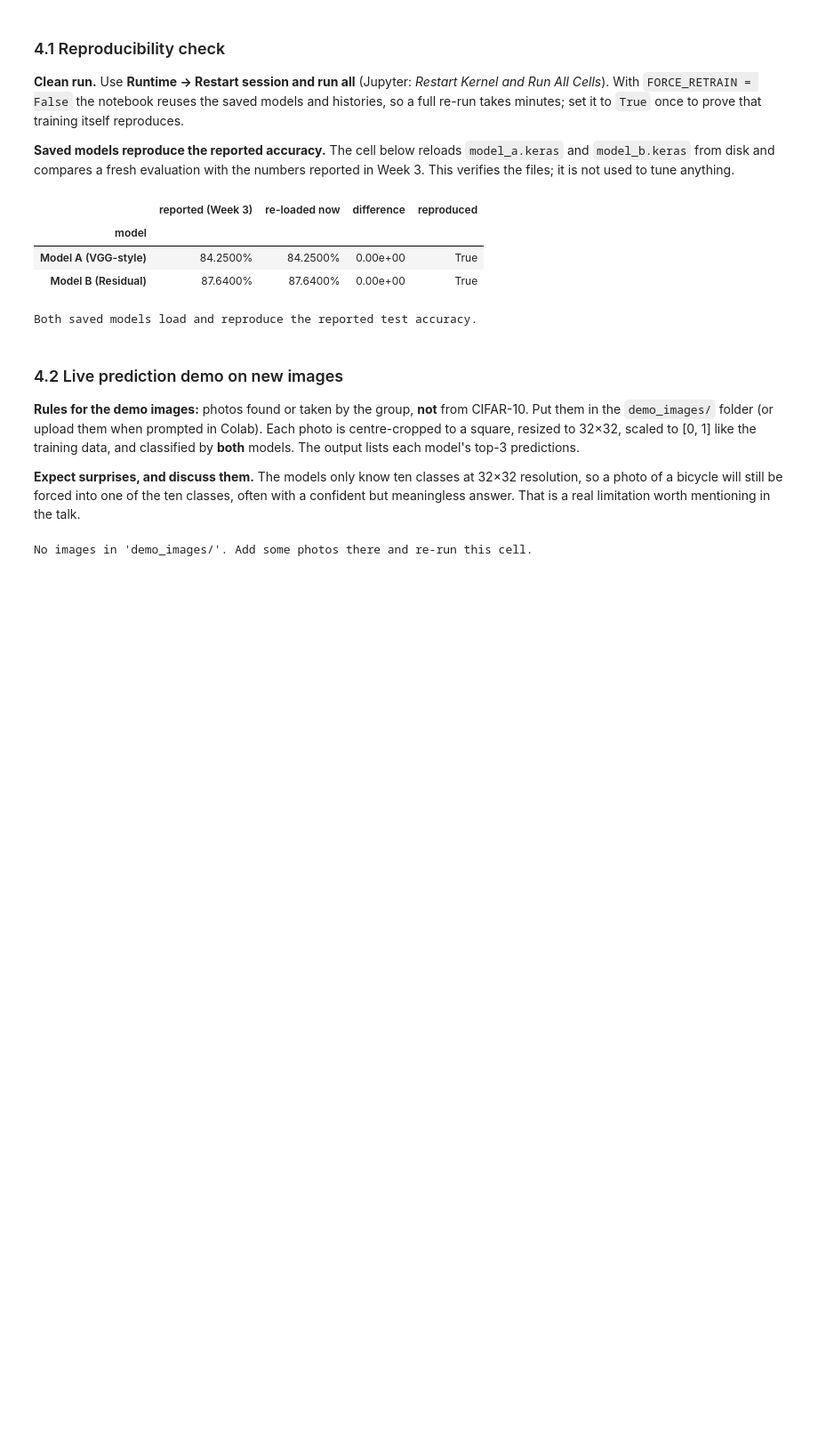
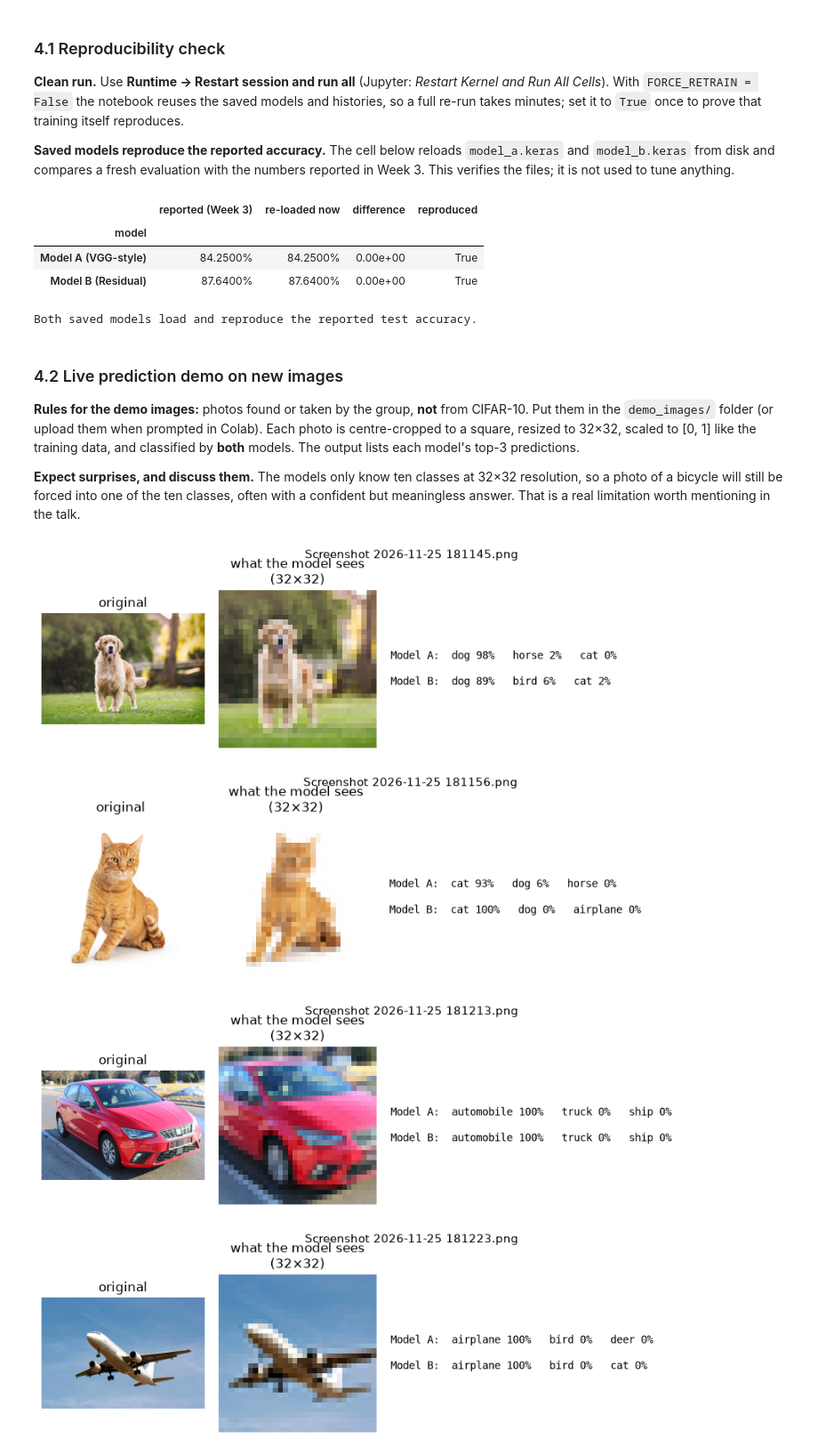
Before and after one commit to rahat-codes/Machine-Vision-Project, a Jupyter notebook: Machine_Vision_CIFAR10_CNN_Project.ipynb, the cells around one changed output. Shown at 89% size. Saved outputs shown, nothing was run; the diff lists cells and outputs as text; code cells hidden in the pictures; blank space fills up the shorter version.

Commit message:
Modification of the demo_images and pptx fie

```diff
--- a/Machine_Vision_CIFAR10_CNN_Project.ipynb
+++ b/Machine_Vision_CIFAR10_CNN_Project.ipynb
@@ -1094,40 +1129,67 @@ Both saved models load and reproduce the reported test accuracy.
 **Rules for the demo images:** photos found or taken by the group, **not** from CIFAR-10. Put them in the `demo_images/` folder (or upload them when prompted in Colab). Each photo is centre-cropped to a square, resized to 32×32, scaled to [0, 1] like the training data, and classified by **both** models. The output lists each model's top-3 predictions.
 
 **Expect surprises, and discuss them.** The models only know ten classes at 32×32 resolution, so a photo of a bicycle will still be forced into one of the ten classes, often with a confident but meaningless answer. That is a real limitation worth mentioning in the talk.
+# %%
+import os
+import numpy as np
+import matplotlib.pyplot as plt
+
+from PIL import Image, ImageOps
+from tensorflow import keras
+
+def artifact(filename):
+    return os.path.join(".", filename)
 # %%
-from PIL import Image, ImageOps
-
+DISPLAY_NAME = {
+    "model_a": "Model A",
+    "model_b": "Model B"
+}
+CLASS_NAMES = [
+    "airplane",
+    "automobile",
+    "bird",
+    "cat",
+    "deer",
+    "dog",
+    "frog",
+    "horse",
+    "ship",
+    "truck"
+]
 DEMO_DIR = "demo_images"; os.makedirs(DEMO_DIR, exist_ok=True)
 IMG_EXT = (".jpg", ".jpeg", ".png", ".webp", ".bmp")
 def demo_files(): return sorted(f for f in os.listdir(DEMO_DIR) if f.lower().endswith(IMG_EXT))
 
 if not demo_files():
     try:
         from google.colab import files
         print("No demo images found. Please choose 3-6 photos (not from CIFAR-10).")
         for fname, content in files.upload().items():
             open(os.path.join(DEMO_DIR, fname), "wb").write(content)
     except ImportError:
         print(f"No images in '{DEMO_DIR}/'. Add some photos there and re-run this cell.")
 
 def to_model_input(path):
     img = ImageOps.fit(Image.open(path).convert("RGB"), (32, 32), Image.LANCZOS)   # centre-crop + resize
     return np.asarray(img, dtype="float32") / 255.0
 
 def top3(model, x):
     p = model.predict(x[None], verbose=0)[0]
     return [(CLASS_NAMES[i], float(p[i])) for i in np.argsort(-p)[:3]]
 
 demo_models = {n: keras.models.load_model(artifact(f"{n}.keras")) for n in ["model_a", "model_b"]}
 for fname in demo_files():
     x = to_model_input(os.path.join(DEMO_DIR, fname))
     fig, ax = plt.subplots(1, 3, figsize=(10, 2.8), gridspec_kw={"width_ratios": [1, 1, 2.4]})
     ax[0].imshow(Image.open(os.path.join(DEMO_DIR, fname)).convert("RGB")); ax[0].set_title("original"); ax[0].axis("off")
     ax[1].imshow(x, interpolation="nearest"); ax[1].set_title("what the model sees\n(32×32)"); ax[1].axis("off")
     lines = []
     for n, m in demo_models.items():
         lines.append(DISPLAY_NAME[n] + ":  " + "   ".join(f"{c} {p:.0%}" for c, p in top3(m, x)))
     ax[2].text(0, 0.5, "\n\n".join(lines), va="center", fontsize=10, family="monospace", wrap=True); ax[2].axis("off")
     fig.suptitle(fname, fontsize=11); plt.tight_layout(); plt.show()
 # %% [output]
-No images in 'demo_images/'. Add some photos there and re-run this cell.
+[figure, added]
+[figure, added]
+[figure, added]
+[figure, added]
```
Also changed, not shown: parts of 20 cells of this notebook, 8 other files.
